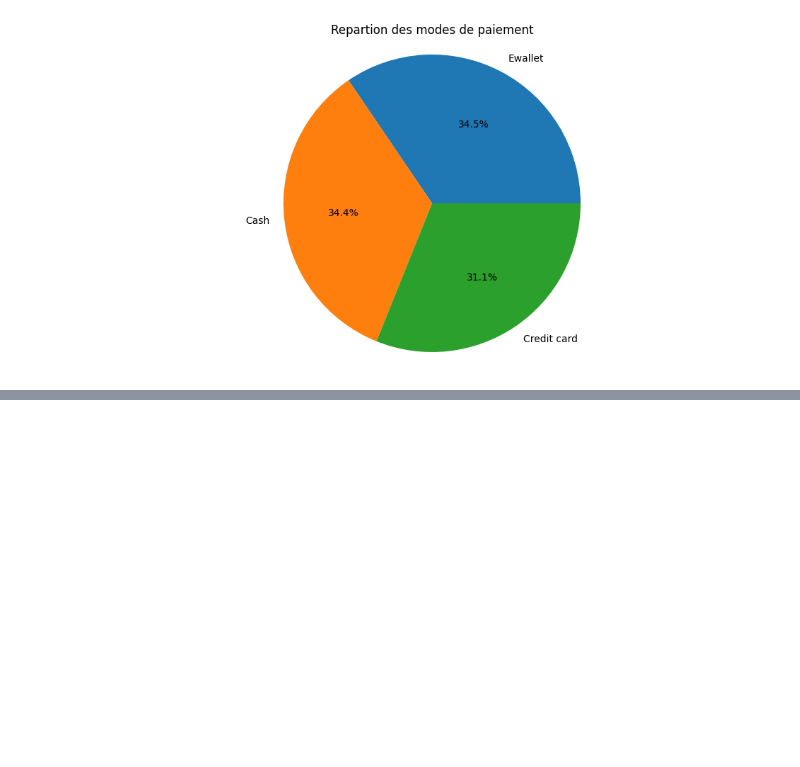
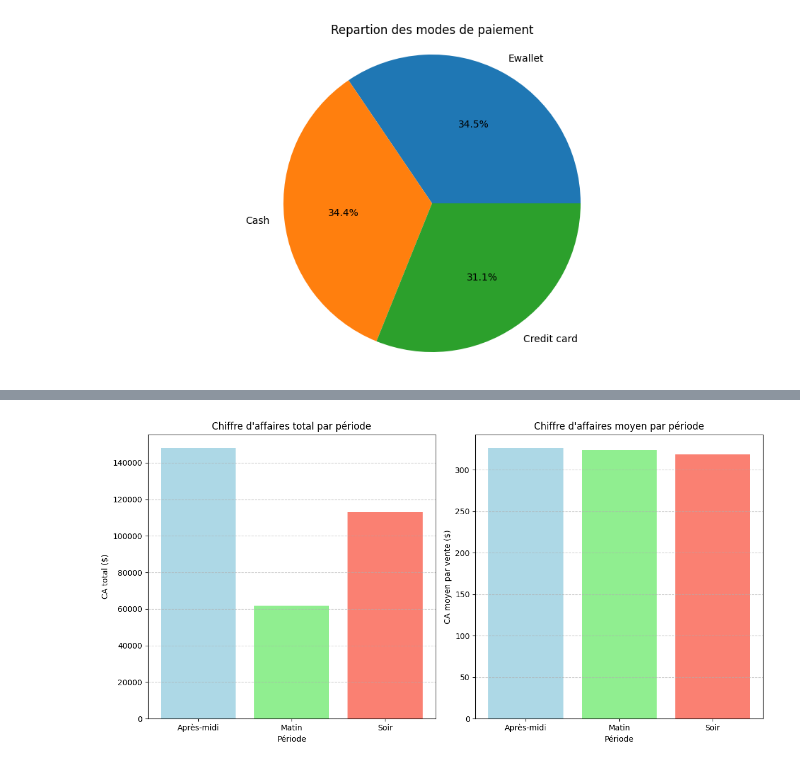
Before and after one commit to josaphatstar/Data, a Jupyter notebook: Data Analysis/Python Data Analysis/Supermarket Sales/supermarket_sales.ipynb, the cells around one changed output, grey strips where cells are left out. Cells and saved outputs as stored; diff of their text form; code cells hidden in the pictures; blank space fills up the shorter version.

```diff
--- a/Data Analysis/Python Data Analysis/Supermarket Sales/supermarket_sales.ipynb
+++ b/Data Analysis/Python Data Analysis/Supermarket Sales/supermarket_sales.ipynb
@@ -570,0 +706,9 @@ plt.show()
+# %%
+# Chiffre d'affaires par période de la journée
+ca_par_periode = df.groupby('Time_category')['Total'].agg([
+    ('CA_total', 'sum'),
+    ('CA_moyen', 'mean'),
+    ('Nb_ventes', 'count')
+]).round(2)
+
+ca_par_periode
@@ -570,0 +721,26 @@ plt.show()
+# %%
+# Visualisation
+plt.figure(figsize=(12, 6))
+
+# Barplot du CA total
+plt.subplot(1, 2, 1)
+plt.bar(ca_par_periode.index, ca_par_periode['CA_total'],
+        color=['lightblue', 'lightgreen', 'salmon'])
+plt.title('Chiffre d\'affaires total par période')
+plt.xlabel('Période')
+plt.ylabel('CA total ($)')
+plt.grid(axis='y', linestyle='--', alpha=0.7)
+
+# Barplot du CA moyen
+plt.subplot(1, 2, 2)
+plt.bar(ca_par_periode.index, ca_par_periode['CA_moyen'],
+        color=['lightblue', 'lightgreen', 'salmon'])
+plt.title('Chiffre d\'affaires moyen par période')
+plt.xlabel('Période')
+plt.ylabel('CA moyen par vente ($)')
+plt.grid(axis='y', linestyle='--', alpha=0.7)
+
+plt.tight_layout()
+plt.show()
+# %% [output]
+[figure, added]
```
Also changed, not shown: parts of 9 cells of this notebook, 2 other files.
